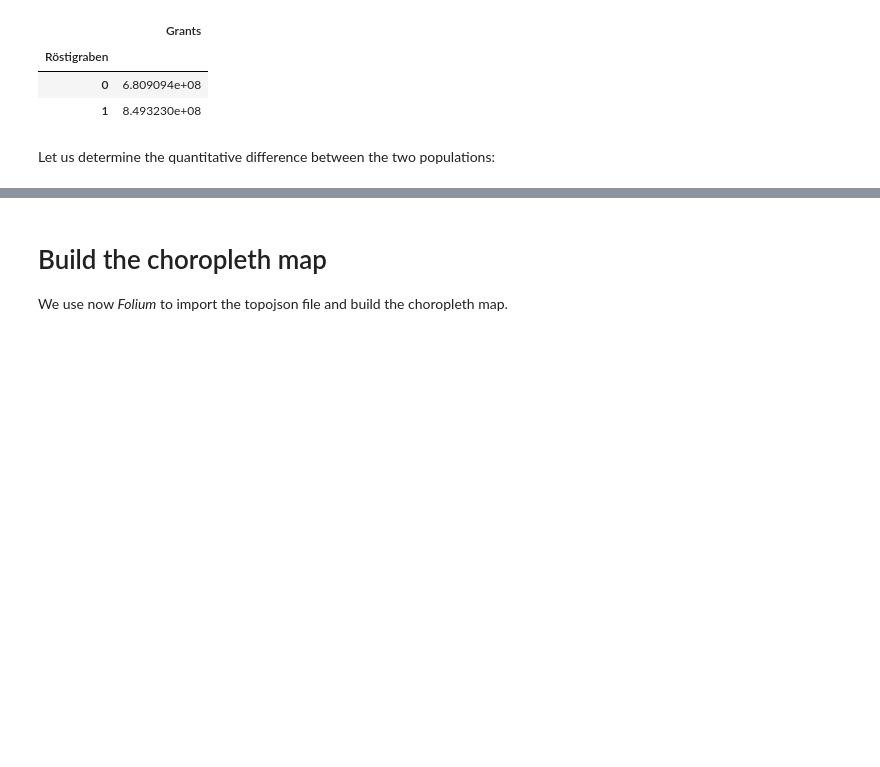
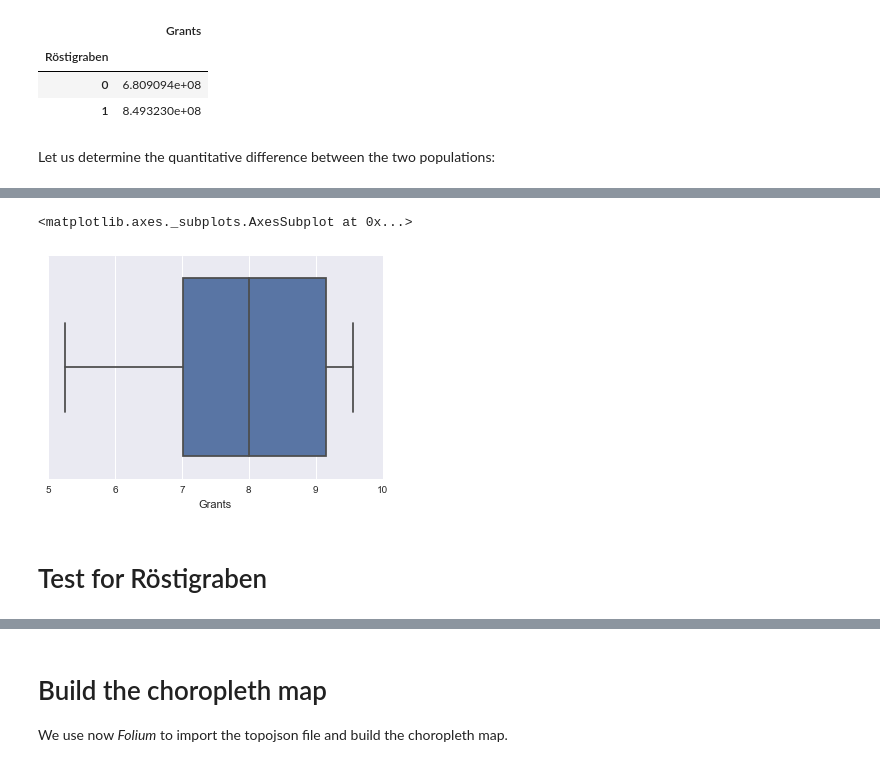
Before and after one commit to Bondzio/ADA_hw2016, a Jupyter notebook: 03 - Interactive Viz/InteractiveVisualization.ipynb, the cells around one changed output, grey strips where cells are left out. Saved outputs shown, nothing was run; the diff lists cells and outputs as text; code cells hidden in the pictures; blank space fills up the shorter version.

Commit message:
t-test for Röstigraben

```diff
--- a/03 - Interactive Viz/InteractiveVisualization.ipynb
+++ b/03 - Interactive Viz/InteractiveVisualization.ipynb
@@ -475,0 +483,10 @@ y.plot(logy=1,color='red',ax=ax)
+# %%
+# visualize the distribution
+import matplotlib.pyplot as plt
+%matplotlib inline
+import numpy as np
+import seaborn as sns
+sns.boxplot(database.Grants.apply(np.log10))
+# %% [output]
+<matplotlib.axes._subplots.AxesSubplot at 0x...>
+[figure, added]
@@ -475,0 +495,2 @@ y.plot(logy=1,color='red',ax=ax)
+# %% [markdown]
+# Test for Röstigraben
```
Also changed, not shown: parts of 10 cells of this notebook.
